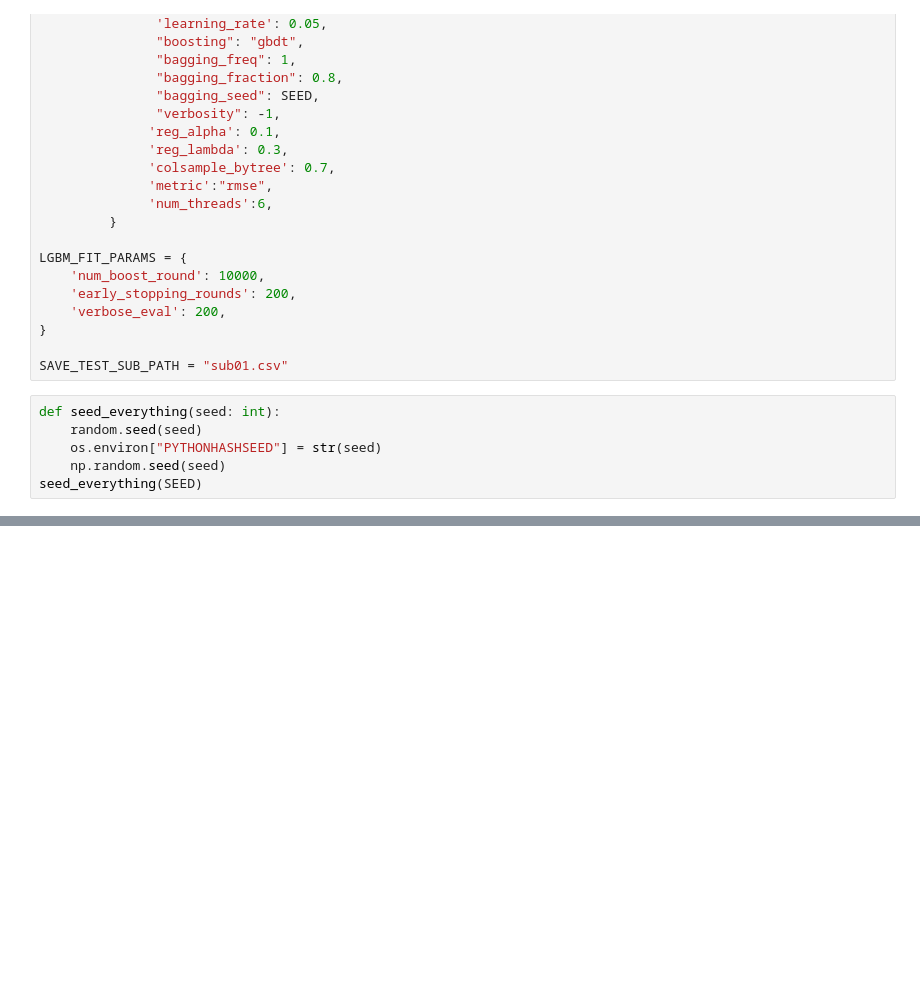
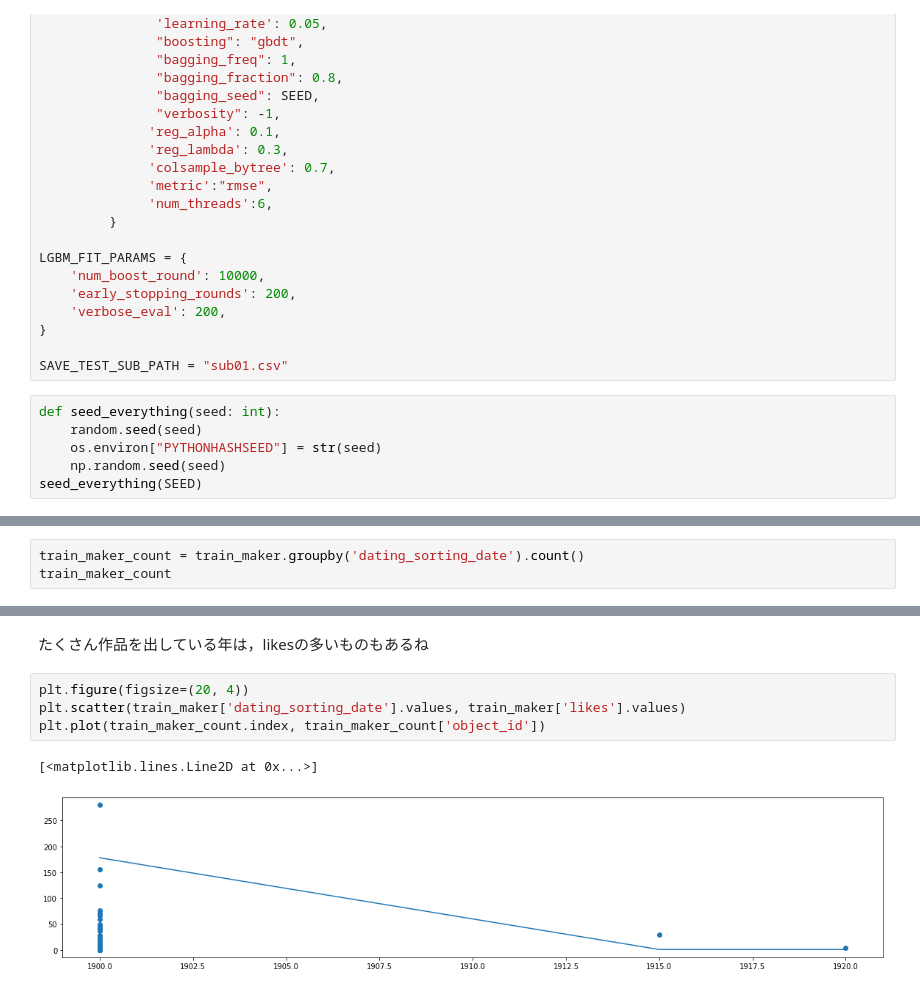
Before and after one commit to root4kaido/atma10, a Jupyter notebook: eda_01.ipynb, the cells around one changed output, grey strips where cells are left out. Cells and saved outputs as stored; diff of their text form; blank space fills up the shorter version.

```diff
--- a/eda_01.ipynb
+++ b/eda_01.ipynb
@@ -152,0 +163,3 @@ Name: 5884, dtype: object
+# %%
+train_maker_count = train_maker.groupby('dating_sorting_date').count()
+train_maker_count
@@ -152,0 +172,9 @@ Name: 5884, dtype: object
+# %% [markdown]
+たくさん作品を出している年は，likesの多いものもあるね
+# %%
+plt.figure(figsize=(20, 4))
+plt.scatter(train_maker['dating_sorting_date'].values, train_maker['likes'].values)
+plt.plot(train_maker_count.index, train_maker_count['object_id'])
+# %% [output]
+[<matplotlib.lines.Line2D at 0x...>]
+[figure, added]
```
Also changed, not shown: parts of 30 cells of this notebook, 9 other files.
